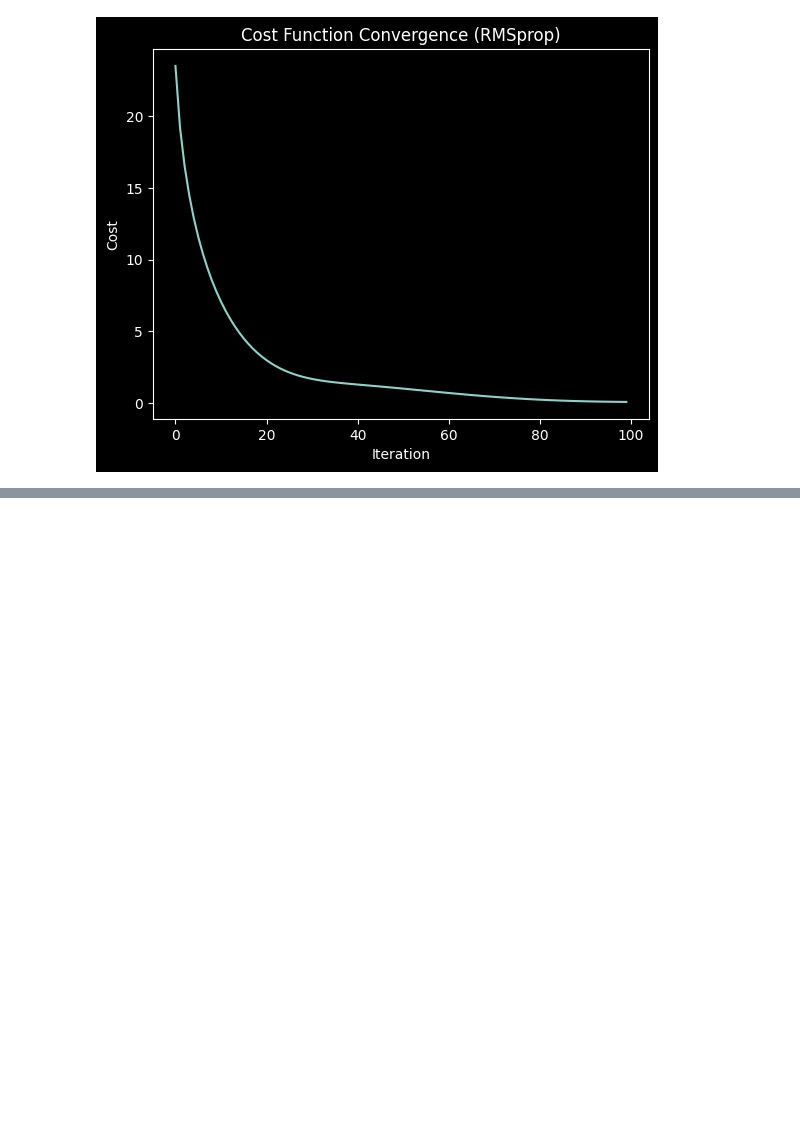
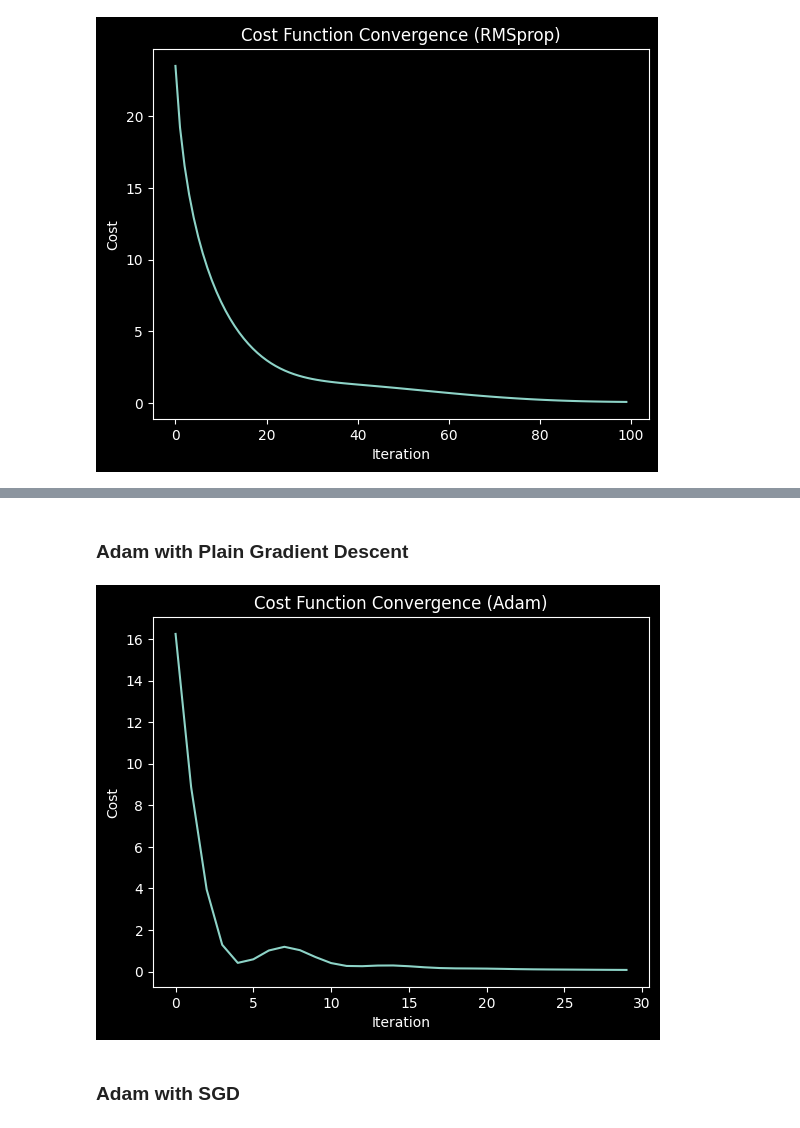
Before and after one commit to javidaf/expert-machine, a Jupyter notebook: ml-p2/ml_p2/notebooks/E41.ipynb, the cells around one changed output, grey strips where cells are left out. Drawn from its saved outputs; the diff is of its cells as text; code cells hidden in the pictures; blank space fills up the shorter version.

```diff
--- a/ml-p2/ml_p2/notebooks/E41.ipynb
+++ b/ml-p2/ml_p2/notebooks/E41.ipynb
@@ -487,0 +552,45 @@ plt.show()
+# %% [markdown]
+### Adam with Plain Gradient Descent
+# %%
+
+learning_rate = 0.7
+n_iterations = 30
+epsilon = 1e-8
+rho1 = 0.7  # Decay rate for first moment
+rho2 = 0.99  # Decay rate for second moment
+
+# Initialization
+beta_adam = np.random.randn(X.shape[1], 1)
+m = np.zeros((X.shape[1], 1))  # First moment vector
+v = np.zeros((X.shape[1], 1))  # Second moment vector
+cost_history_adam = []
+
+# Adam Loop
+for t in range(1, n_iterations + 1):
+    y_pred = X @ beta_adam
+    error = y_pred - y
+
+    cost = (1 / len(y)) * np.sum(error**2)
+    cost_history_adam.append(cost)
+
+    gradient = (2 / len(y)) * X.T @ error
+
+    m = rho1 * m + (1 - rho1) * gradient
+
+    v = rho2 * v + (1 - rho2) * gradient**2
+
+    m_hat = m / (1 - rho1**t)
+
+    v_hat = v / (1 - rho2**t)
+
+    beta_adam -= learning_rate * m_hat / (np.sqrt(v_hat) + epsilon)
+
+plt.plot(range(n_iterations), cost_history_adam)
+plt.xlabel("Iteration")
+plt.ylabel("Cost")
+plt.title("Cost Function Convergence (Adam)")
+plt.show()
+# %% [output]
+[figure, added]
+# %% [markdown]
+### Adam with SGD
```
Also changed, not shown: parts of 10 cells of this notebook.
